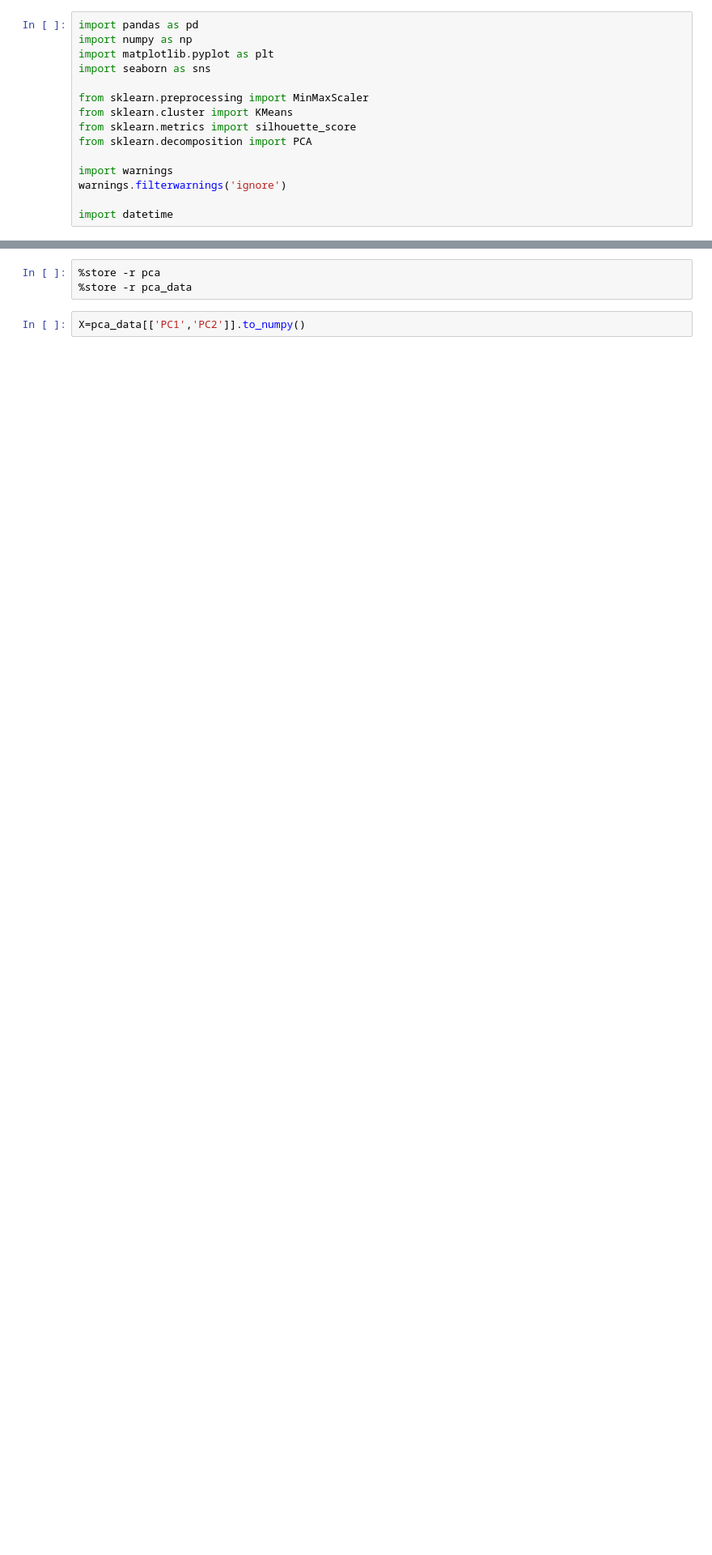
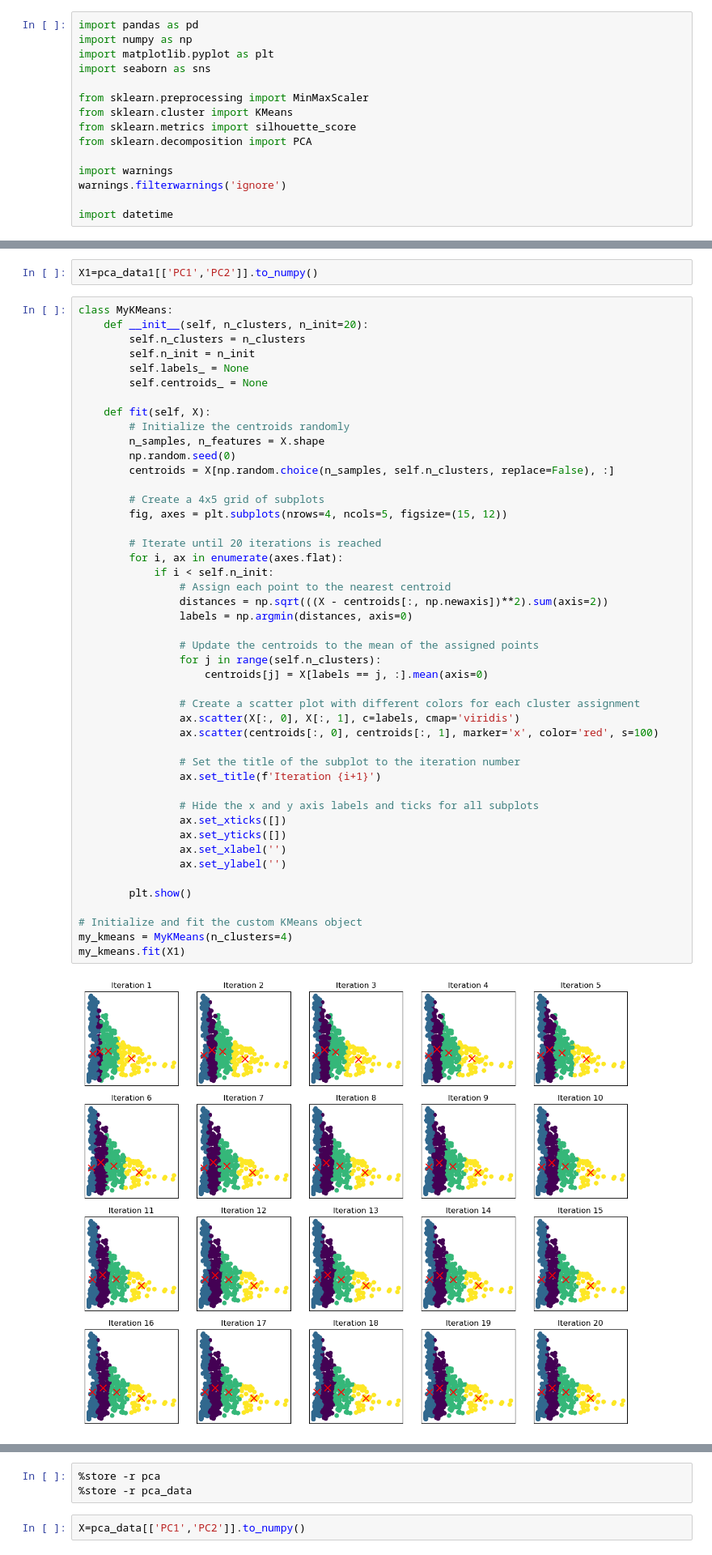
Before and after one commit to taaaraaa/Unsupervised-Learning, a Jupyter notebook: Strech.ipynb, the cells around one changed output, grey strips where cells are left out. Shown: that part at 81% size. Saved outputs shown, nothing was run; the diff lists cells and outputs as text; blank space fills up the shorter version.

Commit message:
Demographic Clustering Visualization over Iteratio

```diff
--- a/Strech.ipynb
+++ b/Strech.ipynb
@@ -15,0 +20,50 @@ import datetime
+# %%
+X1=pca_data1[['PC1','PC2']].to_numpy()
+# %%
+class MyKMeans:
+    def __init__(self, n_clusters, n_init=20):
+        self.n_clusters = n_clusters
+        self.n_init = n_init
+        self.labels_ = None
+        self.centroids_ = None
+
+    def fit(self, X):
+        # Initialize the centroids randomly
+        n_samples, n_features = X.shape
+        np.random.seed(0)
+        centroids = X[np.random.choice(n_samples, self.n_clusters, replace=False), :]
+
+        # Create a 4x5 grid of subplots
+        fig, axes = plt.subplots(nrows=4, ncols=5, figsize=(15, 12))
+
+        # Iterate until 20 iterations is reached
+        for i, ax in enumerate(axes.flat):
+            if i < self.n_init:
+                # Assign each point to the nearest centroid
+                distances = np.sqrt(((X - centroids[:, np.newaxis])**2).sum(axis=2))
+                labels = np.argmin(distances, axis=0)
+
+                # Update the centroids to the mean of the assigned points
+                for j in range(self.n_clusters):
+                    centroids[j] = X[labels == j, :].mean(axis=0)
+
+                # Create a scatter plot with different colors for each cluster assignment
+                ax.scatter(X[:, 0], X[:, 1], c=labels, cmap='viridis')
+                ax.scatter(centroids[:, 0], centroids[:, 1], marker='x', color='red', s=100)
+
+                # Set the title of the subplot to the iteration number
+                ax.set_title(f'Iteration {i+1}')
+
+                # Hide the x and y axis labels and ticks for all subplots
+                ax.set_xticks([])
+                ax.set_yticks([])
+                ax.set_xlabel('')
+                ax.set_ylabel('')
+
+        plt.show()
+
+# Initialize and fit the custom KMeans object
+my_kmeans = MyKMeans(n_clusters=4)
+my_kmeans.fit(X1)
+# %% [output]
+[figure, added]
```
Also changed, not shown: parts of 8 cells of this notebook.
